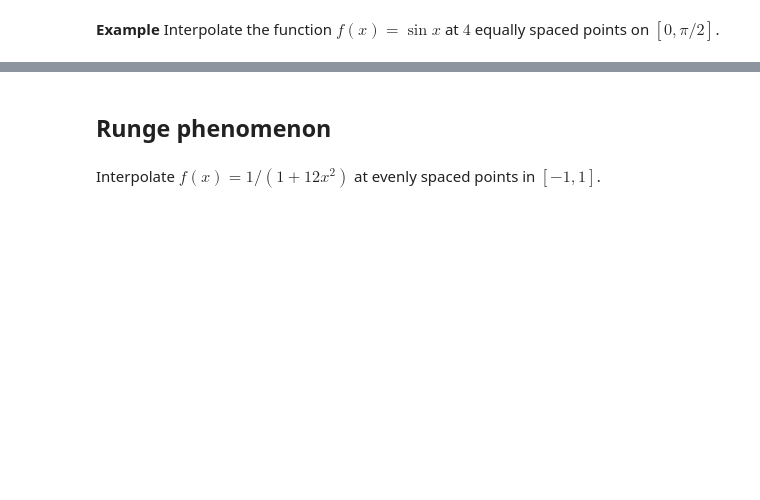
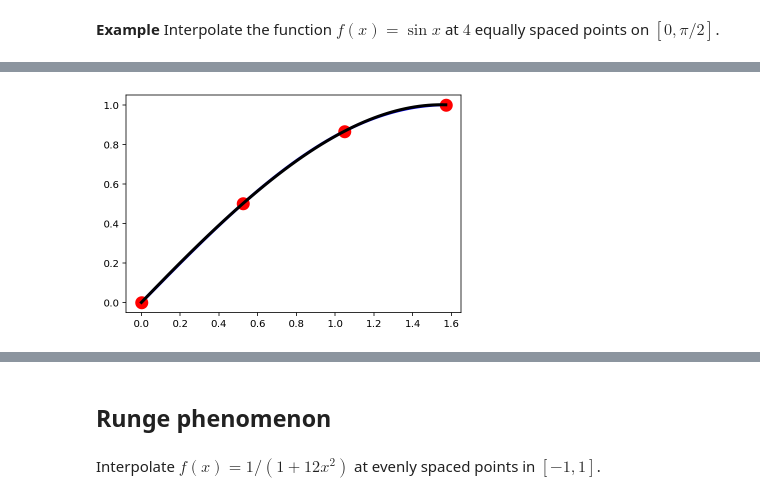
Before and after one commit to xiaozhouli/Jupyter, a Jupyter notebook: Numerical_Analysis/Interpolation.ipynb, the cells around one changed output, grey strips where cells are left out. Saved outputs shown, nothing was run; the diff lists cells and outputs as text; code cells hidden in the pictures; blank space fills up the shorter version.

```diff
--- a/Numerical_Analysis/Interpolation.ipynb
+++ b/Numerical_Analysis/Interpolation.ipynb
@@ -82,3 +82,26 @@ Interpolating_demo(np.sin, 0, np.pi/2, 3)
+# %%
+def Interpolating_demo1(f, a, b, a1, b1, n):
+    num = 400
+    plot_x = np.linspace(a1, b1, num+1)
+    plot_y = np.zeros(num+1)
+    for i in range(num+1):
+        plot_y[i] = f(plot_x[i])
+    plt.plot(plot_x, plot_y,'b', linewidth=3)
+
+    x = np.linspace(a, b, n+1)
+    y = np.zeros(n+1)
+    for i in range(n+1):
+        y[i] = f(x[i])
+    plt.plot(x, y, 'ro', markersize=12, linewidth=3)
+
+    c = newton(x, y)
+    for i in range(num+1):
+        plot_y[i] = newton_eval(plot_x[i], x, c)
+    plt.plot(plot_x, plot_y,'k', linewidth=3)
+# %%
+Interpolating_demo1(np.sin, 0, np.pi/2, 0, np.pi/2, 3)
+# %% [output]
+[figure, added]
 # %%
 a = -np.pi
 b = np.pi
```
Also changed, not shown: parts of 12 cells of this notebook, 34 other files.
